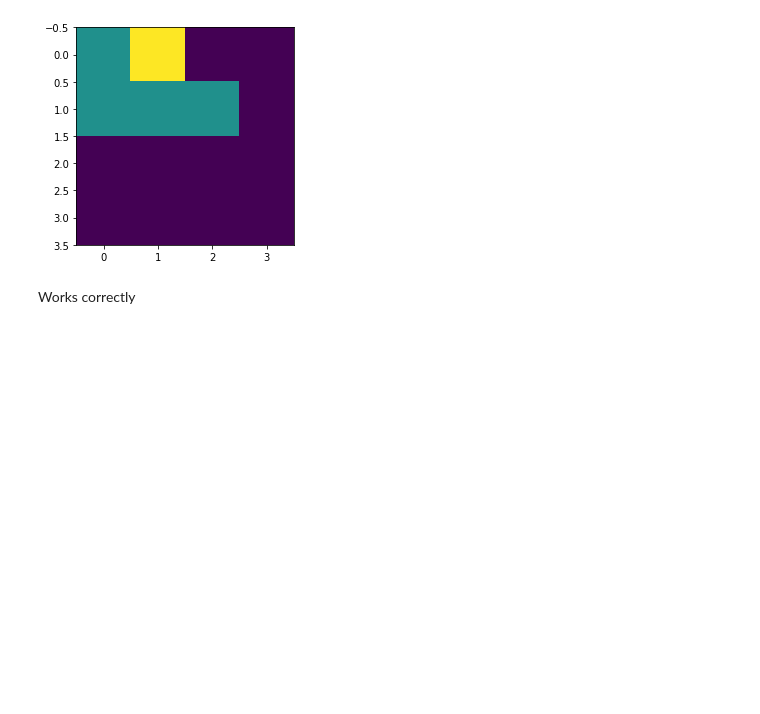
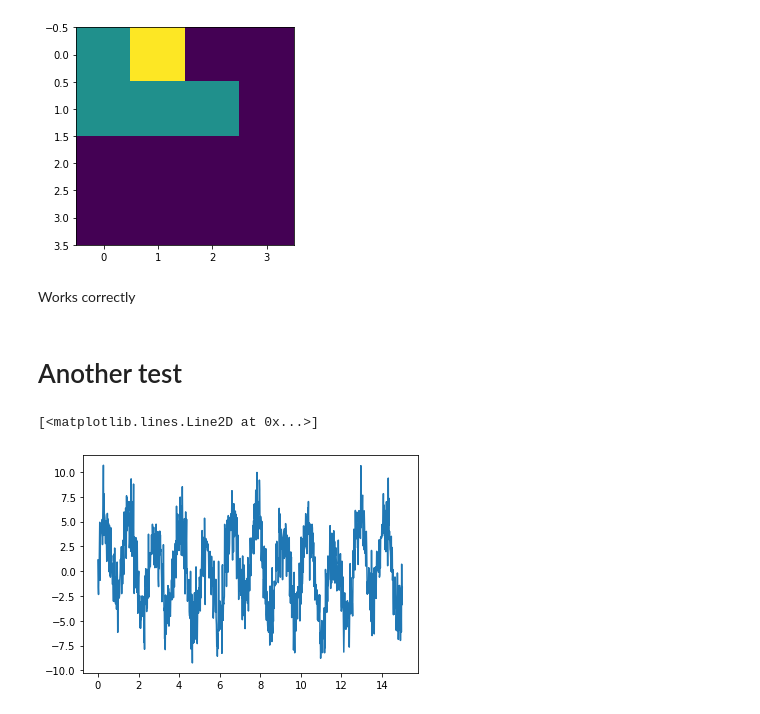
Before and after one commit to alifele/Brain_Computer_Interface, a Jupyter notebook: Garmian_Angular_field_AND_Markov_matrix.ipynb, the cells around one changed output. Saved outputs shown, nothing was run; the diff lists cells and outputs as text; code cells hidden in the pictures; blank space fills up the shorter version.

```diff
--- a/Garmian_Angular_field_AND_Markov_matrix.ipynb
+++ b/Garmian_Angular_field_AND_Markov_matrix.ipynb
@@ -220,3 +230,13 @@ plt.imshow(mat)
 [figure]
 # %% [markdown]
 Works correctly
+# %% [markdown]
+# Another test
+# %%
+t = np.linspace(0,15,1000)
+x = np.sin(t) + np.sin(2*t) + 4*np.sin(5*t) + 2*np.random.randn(len(t))
+# %%
+plt.plot(t,x)
+# %% [output]
+[<matplotlib.lines.Line2D at 0x...>]
+[figure, added]
```
Also changed, not shown: parts of 16 cells of this notebook.
